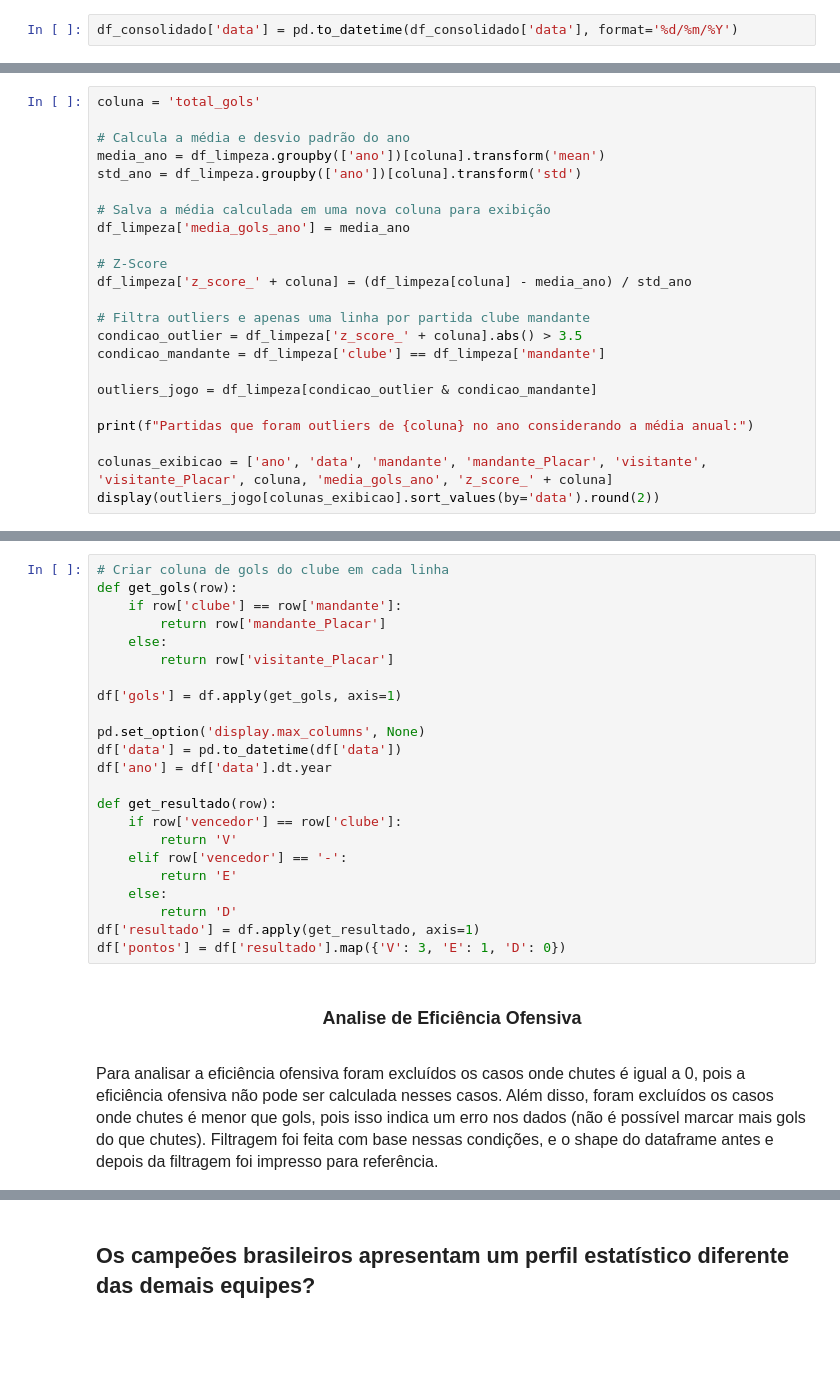
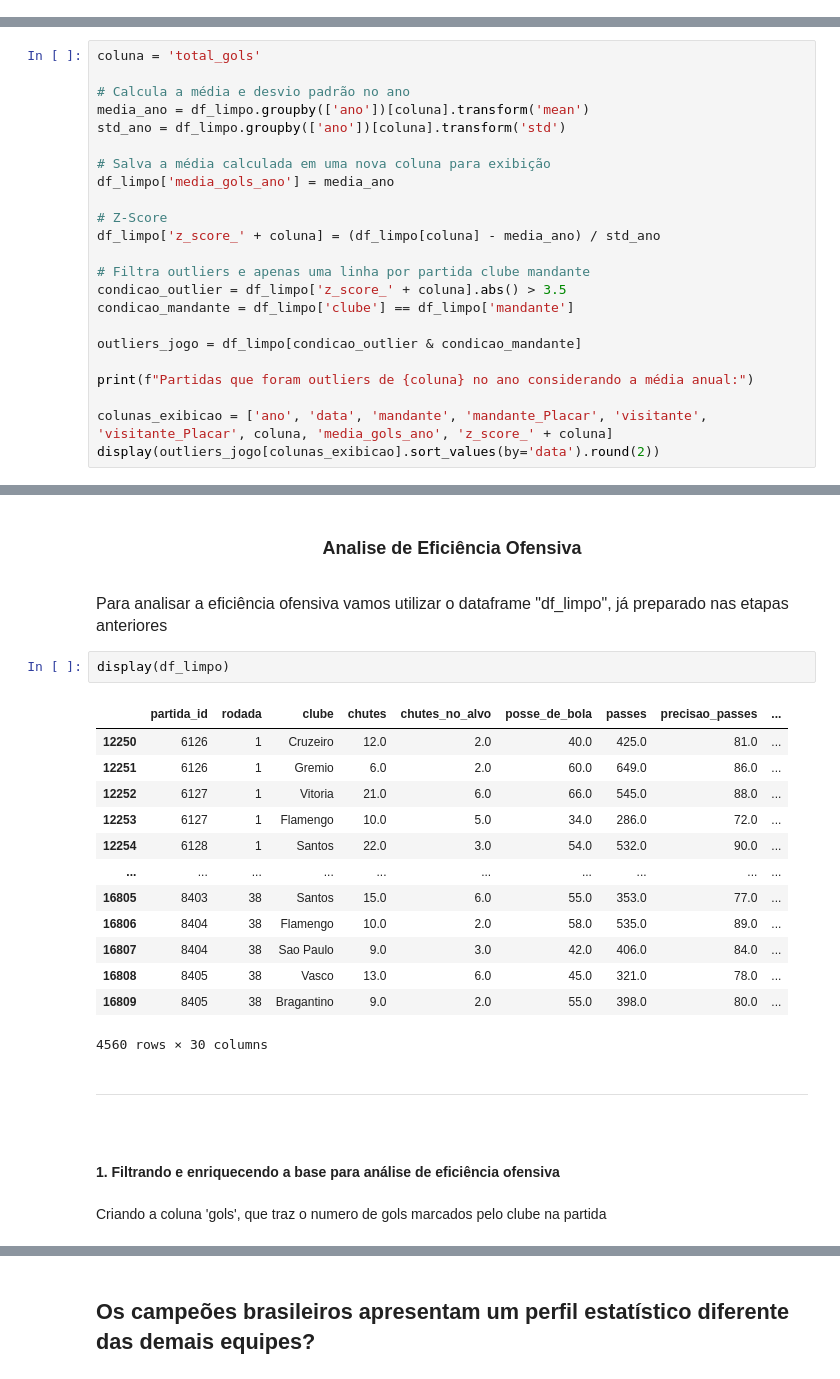
Before and after one commit to CharleneSantos/Caixaverso-FC5, a Jupyter notebook: notebooks/analises.ipynb, the cells around one changed output, grey strips where cells are left out. Saved outputs shown, nothing was run; the diff lists cells and outputs as text; blank space fills up the shorter version.

```diff
--- a/notebooks/analises.ipynb
+++ b/notebooks/analises.ipynb
@@ -103,5 +162,3 @@ print(f"Quantidade de colunas do dataframe final(após merge) : {df_consolidado.
-# %%
-df_consolidado['data'] = pd.to_datetime(df_consolidado['data'], format='%d/%m/%Y')
 # %%
 #Sugestão do professor como resumo do diagnóstico
 def diagnostico(df):
@@ -380,21 +677,21 @@ Foram criadas as colunas ano, na etapa de diagnóstico, total_gols, resultado e
 # %%
 coluna = 'total_gols'
 
-# Calcula a média e desvio padrão do ano
-media_ano = df_limpeza.groupby(['ano'])[coluna].transform('mean')
-std_ano = df_limpeza.groupby(['ano'])[coluna].transform('std')
+# Calcula a média e desvio padrão no ano
+media_ano = df_limpo.groupby(['ano'])[coluna].transform('mean')
+std_ano = df_limpo.groupby(['ano'])[coluna].transform('std')
 
 # Salva a média calculada em uma nova coluna para exibição
-df_limpeza['media_gols_ano'] = media_ano
+df_limpo['media_gols_ano'] = media_ano
 
 # Z-Score
-df_limpeza['z_score_' + coluna] = (df_limpeza[coluna] - media_ano) / std_ano
+df_limpo['z_score_' + coluna] = (df_limpo[coluna] - media_ano) / std_ano
 
 # Filtra outliers e apenas uma linha por partida clube mandante
-condicao_outlier = df_limpeza['z_score_' + coluna].abs() > 3.5
-condicao_mandante = df_limpeza['clube'] == df_limpeza['mandante']
+condicao_outlier = df_limpo['z_score_' + coluna].abs() > 3.5
+condicao_mandante = df_limpo['clube'] == df_limpo['mandante']
 
-outliers_jogo = df_limpeza[condicao_outlier & condicao_mandante]
+outliers_jogo = df_limpo[condicao_outlier & condicao_mandante]
 
 print(f"Partidas que foram outliers de {coluna} no ano considerando a média anual:")
 
@@ -449,34 +759,31 @@ df.head()
-# %%
-# Criar coluna de gols do clube em cada linha
-def get_gols(row):
-    if row['clube'] == row['mandante']:
-        return row['mandante_Placar']
-    else:
-        return row['visitante_Placar']
-
-df['gols'] = df.apply(get_gols, axis=1)
-
-pd.set_option('display.max_columns', None)
-df['data'] = pd.to_datetime(df['data'])
-df['ano'] = df['data'].dt.year
-
-def get_resultado(row):
-    if row['vencedor'] == row['clube']:
-        return 'V'
-    elif row['vencedor'] == '-':
-        return 'E'
-    else:
-        return 'D'
-df['resultado'] = df.apply(get_resultado, axis=1)
-df['pontos'] = df['resultado'].map({'V': 3, 'E': 1, 'D': 0})
 # %% [markdown]
 
 <center><h3>Analise de Eficiência Ofensiva</h3></center>
 # %% [markdown]
 
 <font size="3">
-Para analisar a eficiência ofensiva foram excluídos os casos onde chutes é igual a 0, pois a eficiência ofensiva não pode ser calculada nesses casos. Além disso, foram excluídos os casos onde chutes é menor que gols, pois isso indica um erro nos dados (não é possível marcar mais gols do que chutes).
-Filtragem foi feita com base nessas condições, e o shape do dataframe antes e depois da filtragem foi impresso para referência.
-
+Para analisar a eficiência ofensiva vamos utilizar o dataframe "df_limpo", já preparado nas etapas anteriores
  </font>
+# %%
+display(df_limpo)
+# %% [output]
+|  | partida_id | rodada | clube | chutes | chutes_no_alvo | posse_de_bola | passes | precisao_passes | ... |
+| 12250 | 6126 | 1 | Cruzeiro | 12.0 | 2.0 | 40.0 | 425.0 | 81.0 | ... |
+| 12251 | 6126 | 1 | Gremio | 6.0 | 2.0 | 60.0 | 649.0 | 86.0 | ... |
+| 12252 | 6127 | 1 | Vitoria | 21.0 | 6.0 | 66.0 | 545.0 | 88.0 | ... |
+| 12253 | 6127 | 1 | Flamengo | 10.0 | 5.0 | 34.0 | 286.0 | 72.0 | ... |
+| 12254 | 6128 | 1 | Santos | 22.0 | 3.0 | 54.0 | 532.0 | 90.0 | ... |
+| ... | ... | ... | ... | ... | ... | ... | ... | ... | ... |
+| 16805 | 8403 | 38 | Santos | 15.0 | 6.0 | 55.0 | 353.0 | 77.0 | ... |
+| 16806 | 8404 | 38 | Flamengo | 10.0 | 2.0 | 58.0 | 535.0 | 89.0 | ... |
+| 16807 | 8404 | 38 | Sao Paulo | 9.0 | 3.0 | 42.0 | 406.0 | 84.0 | ... |
+| 16808 | 8405 | 38 | Vasco | 13.0 | 6.0 | 45.0 | 321.0 | 78.0 | ... |
+| 16809 | 8405 | 38 | Bragantino | 9.0 | 2.0 | 55.0 | 398.0 | 80.0 | ... |
+4560 rows × 30 columns
+# %% [markdown]
+<hr>
+<br>
+<h4>1. Filtrando e enriquecendo a base para análise de eficiência ofensiva
+# %% [markdown]
+Criando a coluna 'gols', que traz o numero de gols marcados pelo clube na partida
 # %%
```
Also changed, not shown: parts of 77 cells of this notebook, 4 other files.
